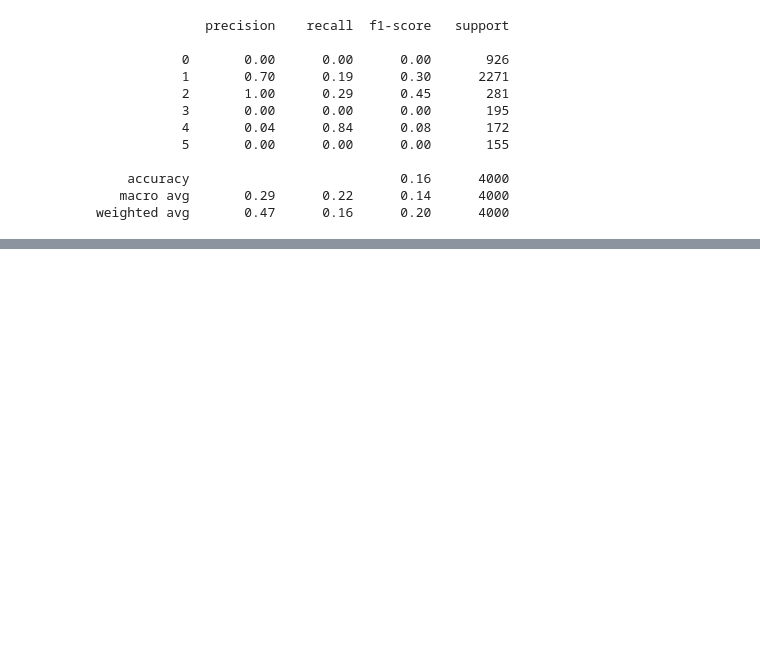
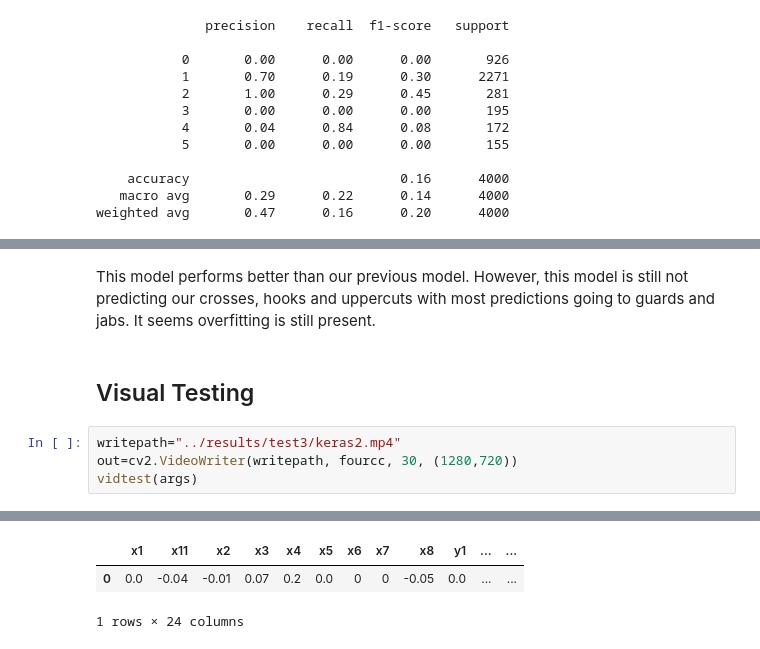
Before and after one commit to changchuhua/create-boxing-classifier, a Jupyter notebook: 09_ANN.ipynb, the cells around one changed output, grey strips where cells are left out. Cells and saved outputs as stored; diff of their text form; blank space fills up the shorter version.

```diff
--- a/09_ANN.ipynb
+++ b/09_ANN.ipynb
@@ -317,0 +584,9 @@ weighted avg       0.47      0.16      0.20      4000
+# %% [markdown]
+This model performs better than our previous model. However, this model is still not predicting our crosses, hooks and uppercuts with most predictions going to guards and jabs. It seems overfitting is still present.
+# %% [markdown]
+## Visual Testing<a id=vid2></a>
+# %%
+writepath="../results/test3/keras2.mp4"
+out=cv2.VideoWriter(writepath, fourcc, 30, (1280,720))
+vidtest(args)
+# %% [output]
@@ -317,0 +618,3 @@ weighted avg       0.47      0.16      0.20      4000
+|  | x1 | x11 | x2 | x3 | x4 | x5 | x6 | x7 | x8 | y1 | ... | ... |
+| 0 | 0.0 | -0.04 | -0.01 | 0.07 | 0.2 | 0.0 | 0 | 0 | -0.05 | 0.0 | ... | ... |
+1 rows × 24 columns
```
Also changed, not shown: parts of 36 cells of this notebook, 5 other files.
